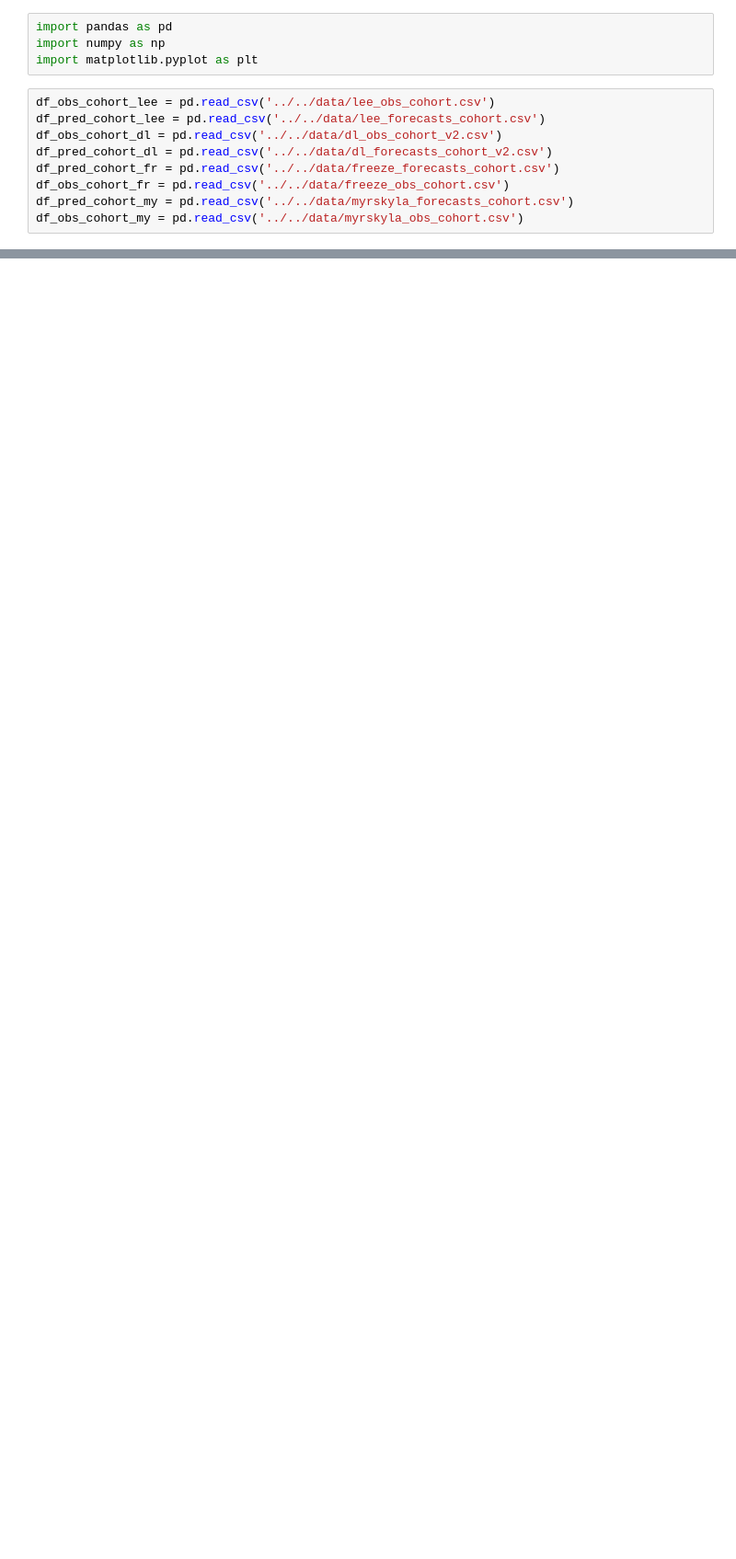
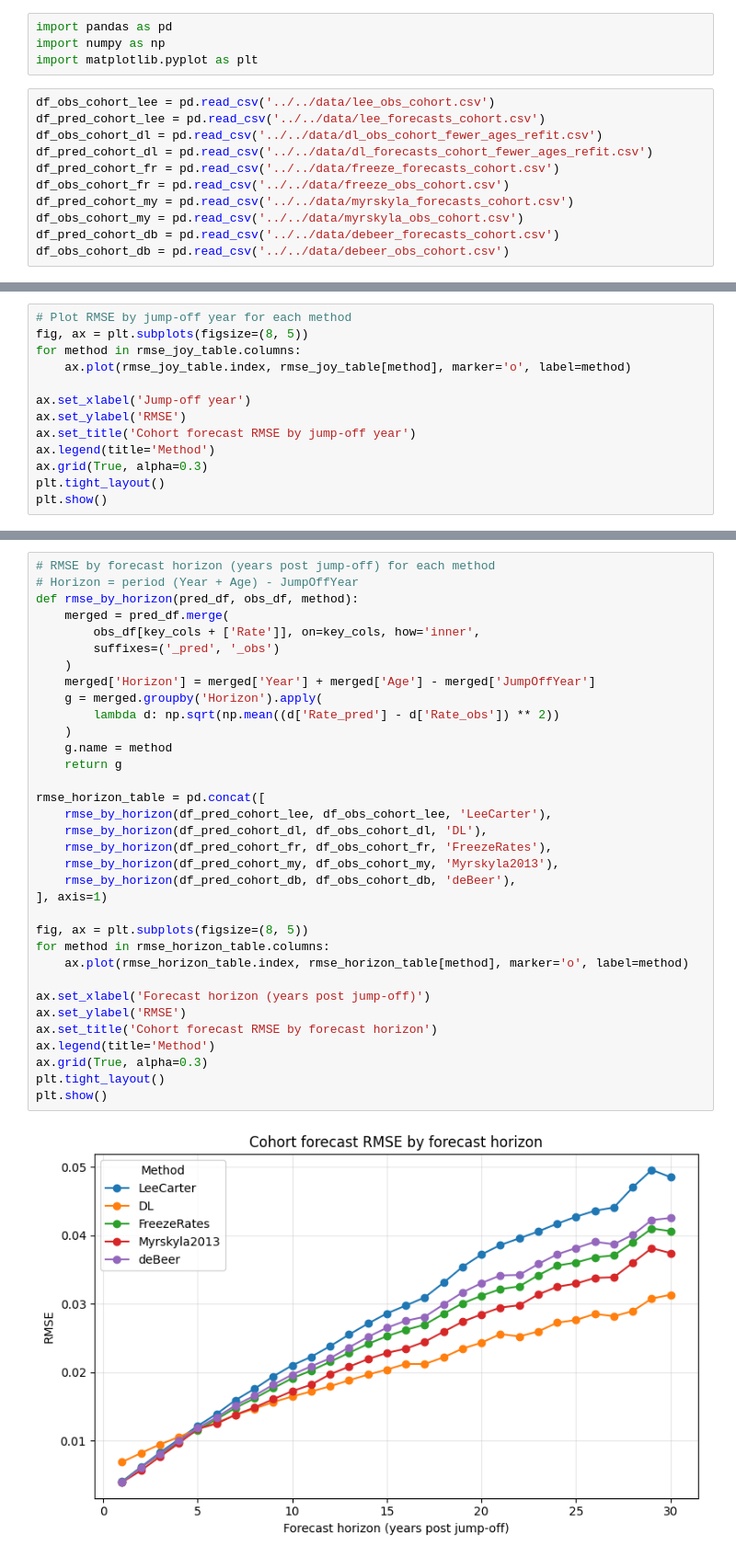
Before and after one commit to paigenpark/deep-fert, a Jupyter notebook: code/evaluation/eval_figures_cohort.ipynb, the cells around one changed output, grey strips where cells are left out. Shown at 92% size. Cells and saved outputs as stored; diff of their text form; blank space fills up the shorter version.

Commit message:
adding better baselines and tightening figures

```diff
--- a/code/evaluation/eval_figures_cohort.ipynb
+++ b/code/evaluation/eval_figures_cohort.ipynb
@@ -5,9 +5,11 @@ import matplotlib.pyplot as plt
 # %%
 df_obs_cohort_lee = pd.read_csv('../../data/lee_obs_cohort.csv')
 df_pred_cohort_lee = pd.read_csv('../../data/lee_forecasts_cohort.csv')
-df_obs_cohort_dl = pd.read_csv('../../data/dl_obs_cohort_v2.csv')
-df_pred_cohort_dl = pd.read_csv('../../data/dl_forecasts_cohort_v2.csv')
+df_obs_cohort_dl = pd.read_csv('../../data/dl_obs_cohort_fewer_ages_refit.csv')
+df_pred_cohort_dl = pd.read_csv('../../data/dl_forecasts_cohort_fewer_ages_refit.csv')
 df_pred_cohort_fr = pd.read_csv('../../data/freeze_forecasts_cohort.csv')
 df_obs_cohort_fr = pd.read_csv('../../data/freeze_obs_cohort.csv')
 df_pred_cohort_my = pd.read_csv('../../data/myrskyla_forecasts_cohort.csv')
 df_obs_cohort_my = pd.read_csv('../../data/myrskyla_obs_cohort.csv')
+df_pred_cohort_db = pd.read_csv('../../data/debeer_forecasts_cohort.csv')
+df_obs_cohort_db = pd.read_csv('../../data/debeer_obs_cohort.csv')
@@ -835,0 +95,13 @@ plt.show()
+# %%
+# Plot RMSE by jump-off year for each method
+fig, ax = plt.subplots(figsize=(8, 5))
+for method in rmse_joy_table.columns:
+    ax.plot(rmse_joy_table.index, rmse_joy_table[method], marker='o', label=method)
+
+ax.set_xlabel('Jump-off year')
+ax.set_ylabel('RMSE')
+ax.set_title('Cohort forecast RMSE by jump-off year')
+ax.legend(title='Method')
+ax.grid(True, alpha=0.3)
+plt.tight_layout()
+plt.show()
@@ -835,0 +110,36 @@ plt.show()
+# %%
+# RMSE by forecast horizon (years post jump-off) for each method
+# Horizon = period (Year + Age) - JumpOffYear
+def rmse_by_horizon(pred_df, obs_df, method):
+    merged = pred_df.merge(
+        obs_df[key_cols + ['Rate']], on=key_cols, how='inner',
+        suffixes=('_pred', '_obs')
+    )
+    merged['Horizon'] = merged['Year'] + merged['Age'] - merged['JumpOffYear']
+    g = merged.groupby('Horizon').apply(
+        lambda d: np.sqrt(np.mean((d['Rate_pred'] - d['Rate_obs']) ** 2))
+    )
+    g.name = method
+    return g
+
+rmse_horizon_table = pd.concat([
+    rmse_by_horizon(df_pred_cohort_lee, df_obs_cohort_lee, 'LeeCarter'),
+    rmse_by_horizon(df_pred_cohort_dl, df_obs_cohort_dl, 'DL'),
+    rmse_by_horizon(df_pred_cohort_fr, df_obs_cohort_fr, 'FreezeRates'),
+    rmse_by_horizon(df_pred_cohort_my, df_obs_cohort_my, 'Myrskyla2013'),
+    rmse_by_horizon(df_pred_cohort_db, df_obs_cohort_db, 'deBeer'),
+], axis=1)
+
+fig, ax = plt.subplots(figsize=(8, 5))
+for method in rmse_horizon_table.columns:
+    ax.plot(rmse_horizon_table.index, rmse_horizon_table[method], marker='o', label=method)
+
+ax.set_xlabel('Forecast horizon (years post jump-off)')
+ax.set_ylabel('RMSE')
+ax.set_title('Cohort forecast RMSE by forecast horizon')
+ax.legend(title='Method')
+ax.grid(True, alpha=0.3)
+plt.tight_layout()
+plt.show()
+# %% [output]
+[figure, added]
```
Also changed, not shown: parts of 23 cells of this notebook, 37 other files.
